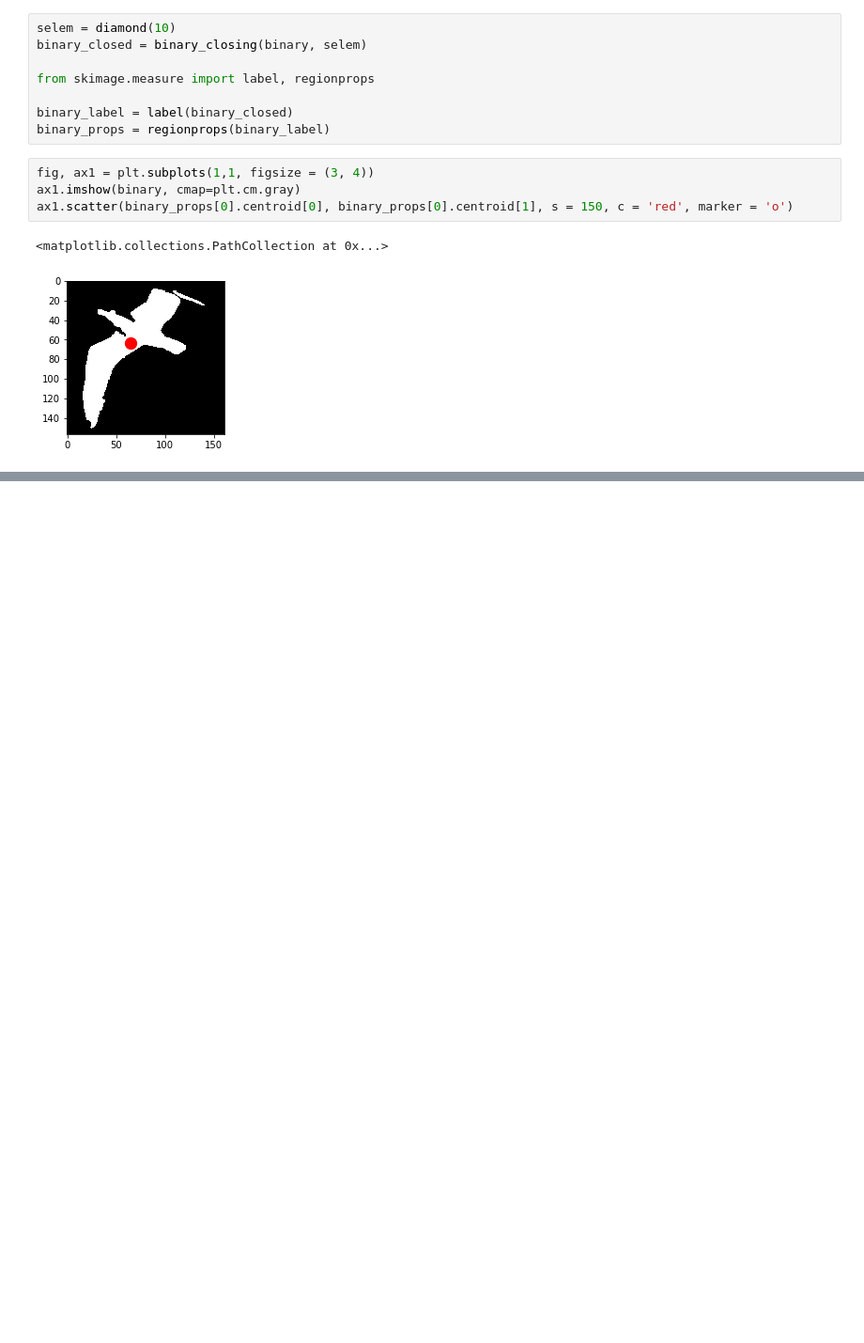
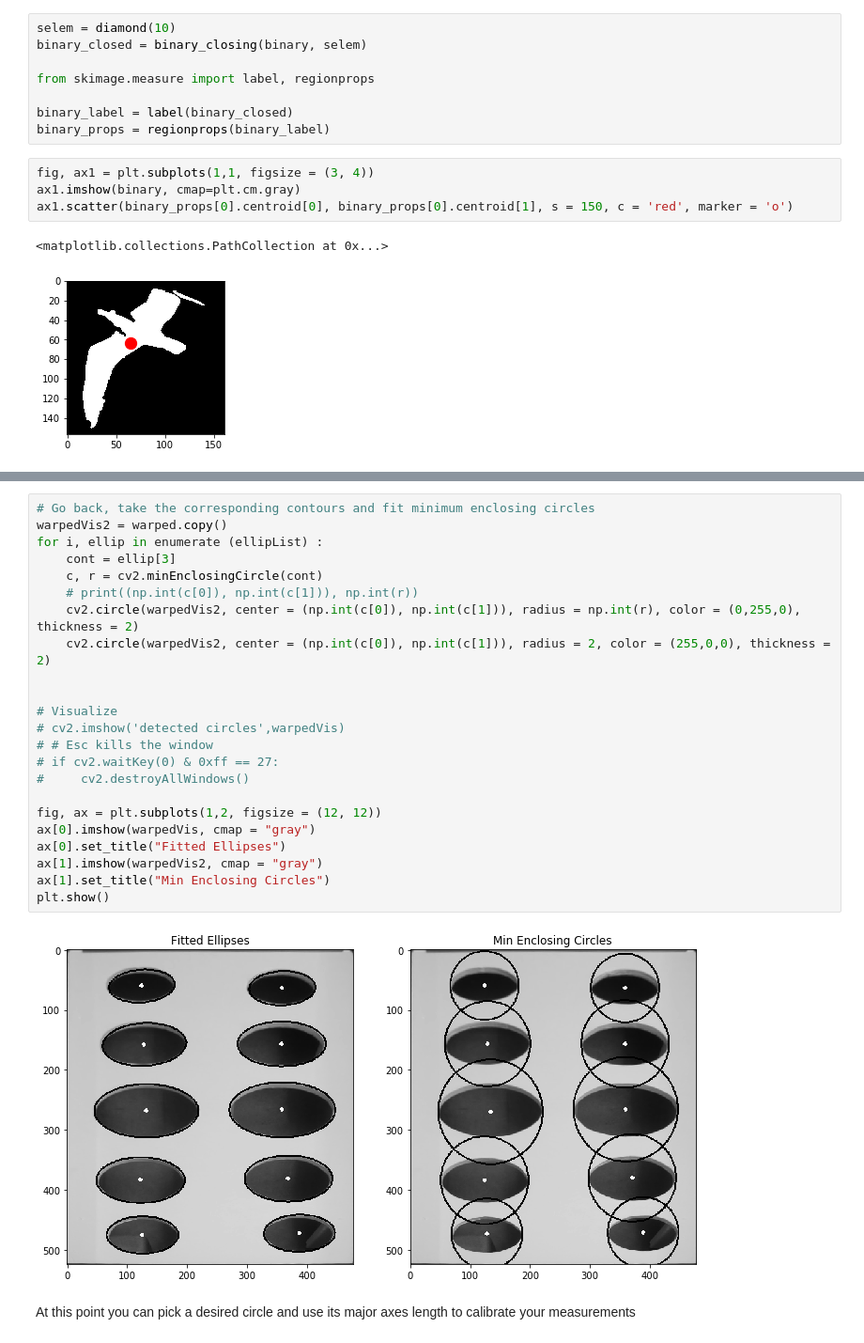
Before and after one commit to martinholub/motrack, a Jupyter notebook: motion-tracking.ipynb, the cells around one changed output, grey strips where cells are left out. Shown at 94% size. Saved outputs shown, nothing was run; the diff lists cells and outputs as text; blank space fills up the shorter version.

```diff
--- a/motion-tracking.ipynb
+++ b/motion-tracking.ipynb
@@ -206,0 +456,27 @@ ax1.scatter(binary_props[0].centroid[0], binary_props[0].centroid[1], s = 150, c
+# %%
+# Go back, take the corresponding contours and fit minimum enclosing circles
+warpedVis2 = warped.copy()
+for i, ellip in enumerate (ellipList) :
+    cont = ellip[3]
+    c, r = cv2.minEnclosingCircle(cont)
+    # print((np.int(c[0]), np.int(c[1])), np.int(r))
+    cv2.circle(warpedVis2, center = (np.int(c[0]), np.int(c[1])), radius = np.int(r), color = (0,255,0), thickness = 2)
+    cv2.circle(warpedVis2, center = (np.int(c[0]), np.int(c[1])), radius = 2, color = (255,0,0), thickness = 2)
+
+
+# Visualize
+# cv2.imshow('detected circles',warpedVis)
+# # Esc kills the window
+# if cv2.waitKey(0) & 0xff == 27:
+#     cv2.destroyAllWindows()
+
+fig, ax = plt.subplots(1,2, figsize = (12, 12))
+ax[0].imshow(warpedVis, cmap = "gray")
+ax[0].set_title("Fitted Ellipses")
+ax[1].imshow(warpedVis2, cmap = "gray")
+ax[1].set_title("Min Enclosing Circles")
+plt.show()
+# %% [output]
+[figure, added]
+# %% [markdown]
+At this point you can pick a desired circle and use its major axes length to calibrate your measurements
```
Also changed, not shown: parts of 47 cells of this notebook, 3 other files.
